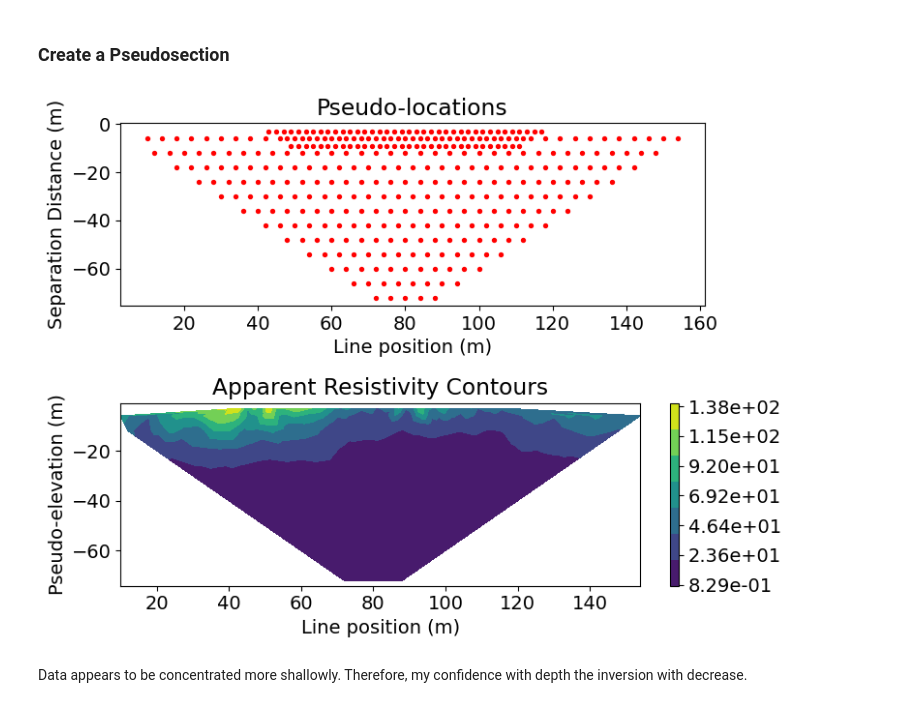
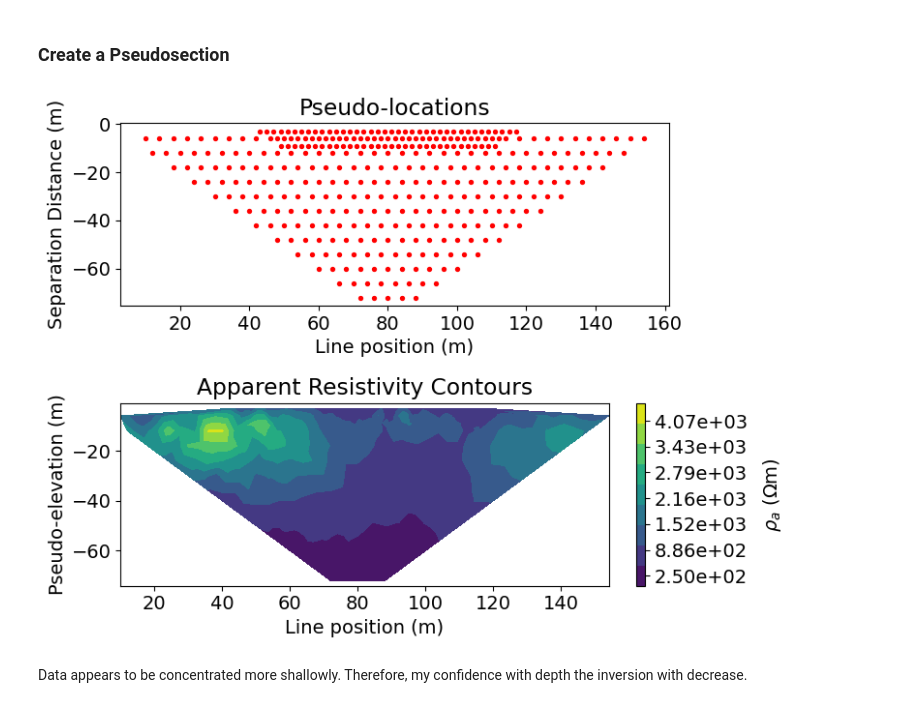
Before and after one commit to krista2732/eosc-454-project-2026, a Jupyter notebook: Inversion.ipynb, the cells around one changed output. Drawn from its saved outputs; the diff is of its cells as text; code cells hidden in the pictures.

```diff
--- a/Inversion.ipynb
+++ b/Inversion.ipynb
@@ -99,7 +103,6 @@ def read_dc_data(filename, verbose=True):
         - m_locations: the receiver locations (numpy array)
         - n_locations: the receiver locations (numpy array)
         - resistivity_data: the resistivity values per electrode orientation / row (numpy array)
-        - standard_deviations: constant based on std value (numpy array)
         - n_sources: number of sources (int)
         - topo: coordinates defining topography (numpy array)
 
@@ -121,7 +124,6 @@ def read_dc_data(filename, verbose=True):
     m_locations = np.zeros((n_sources, 2))
     n_locations = np.zeros((n_sources, 2))
     resistivity_data = np.zeros(n_sources)
-    standard_deviations = np.zeros((n_sources))
 
     # index to track where we have read in resistivity content
     # start at line 10
@@ -145,12 +147,8 @@ def read_dc_data(filename, verbose=True):
         n_locations[i, :] = n_location
         resistivity_data[i] = float(resistivity)
 
-        # add constant standard deviation
-        std = 0.03 * np.abs(resistivity_data[i]) + 1e-6
-        standard_deviations[i] = std
-
         if verbose is True:
-            print(f"Source {i}: A-loc: {a_location}, B-loc: {b_location}, M-loc: {m_location}, N-loc: {n_location}, Resistivity: {resistivity}, Standard Deviation: {standard_deviations[i]}")
+            print(f"Source {i}: A-loc: {a_location}, B-loc: {b_location}, M-loc: {m_location}, N-loc: {n_location}, Resistivity: {resistivity}")
 
     # create topography array (only 2 coordinates given since it's flat)
     topo = np.zeros((2, 2))
@@ -170,7 +168,6 @@ def read_dc_data(filename, verbose=True):
         "m_locations": m_locations,
         "n_locations": n_locations,
         "resistivity_data": resistivity_data,
-        "standard_deviations": standard_deviations,
         "n_sources": n_sources,
         "topography": topo,
     }
@@ -222,40 +218,39 @@ resist_data = dc_data_dict["resistivity_data"]
 
 dc_data = Data(
     survey=survey,
-    dobs=np.hstack(resist_data),
-    standard_deviation=np.hstack(dc_data_dict["standard_deviations"])
+    dobs=np.hstack(resist_data)
 )
 # %% [markdown]
 ### Create a Pseudosection
 # %%
 # Survey used Wenner configuration, so I will keep the default wenner_tolerance
 pseudo_locations_xz = pseudo_locations(survey)
 # print(len(pseudo_locations_xz))
 
 # Plot pseudo-section
 fig, ax = plt.subplots(2, 1, figsize=(8, 6))
 
 ax[0].scatter(pseudo_locations_xz[:, 0], pseudo_locations_xz[:, -1], 8, "r") # access pseudo_locations_xz depths [midxy, depth]
 ax[0].set_xlabel("Line position (m)")
 ax[0].set_ylabel("Separation Distance (m)")
 ax[0].set_title("Pseudo-locations")
 
 # Plot pseudosections of the apparent resistivity
 plot_pseudosection(
-    data=survey,
-    dobs=resist_data,
-    data_type="volt",
+    data=dc_data,
+    data_type="apparent_resistivity",
     plot_type="contourf",
+    cbar_label=r'$\rho_a$ (Ωm)',
     data_location=True,
     ax=ax[1]
 )
 
 ax[1].set_title("Apparent Resistivity Contours")
 
 plt.tight_layout()
 plt.show()
 # %% [output]
-[figure, old version]
+[figure, new version]
 # %% [markdown]
 Data appears to be concentrated more shallowly. Therefore, my confidence with depth the inversion with decrease.
 # %% [markdown]
```
Also changed, not shown: parts of 27 cells of this notebook, 2 other files.
